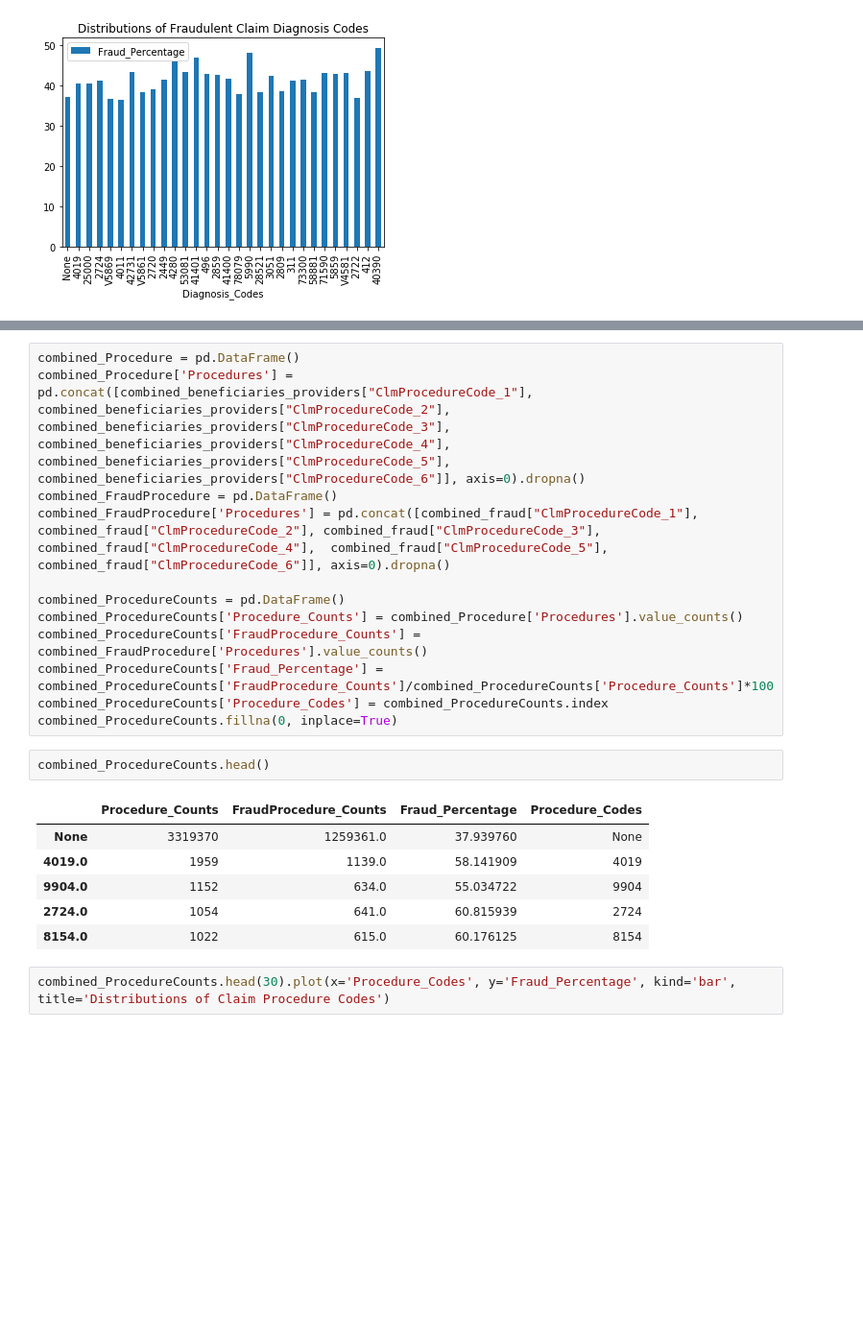
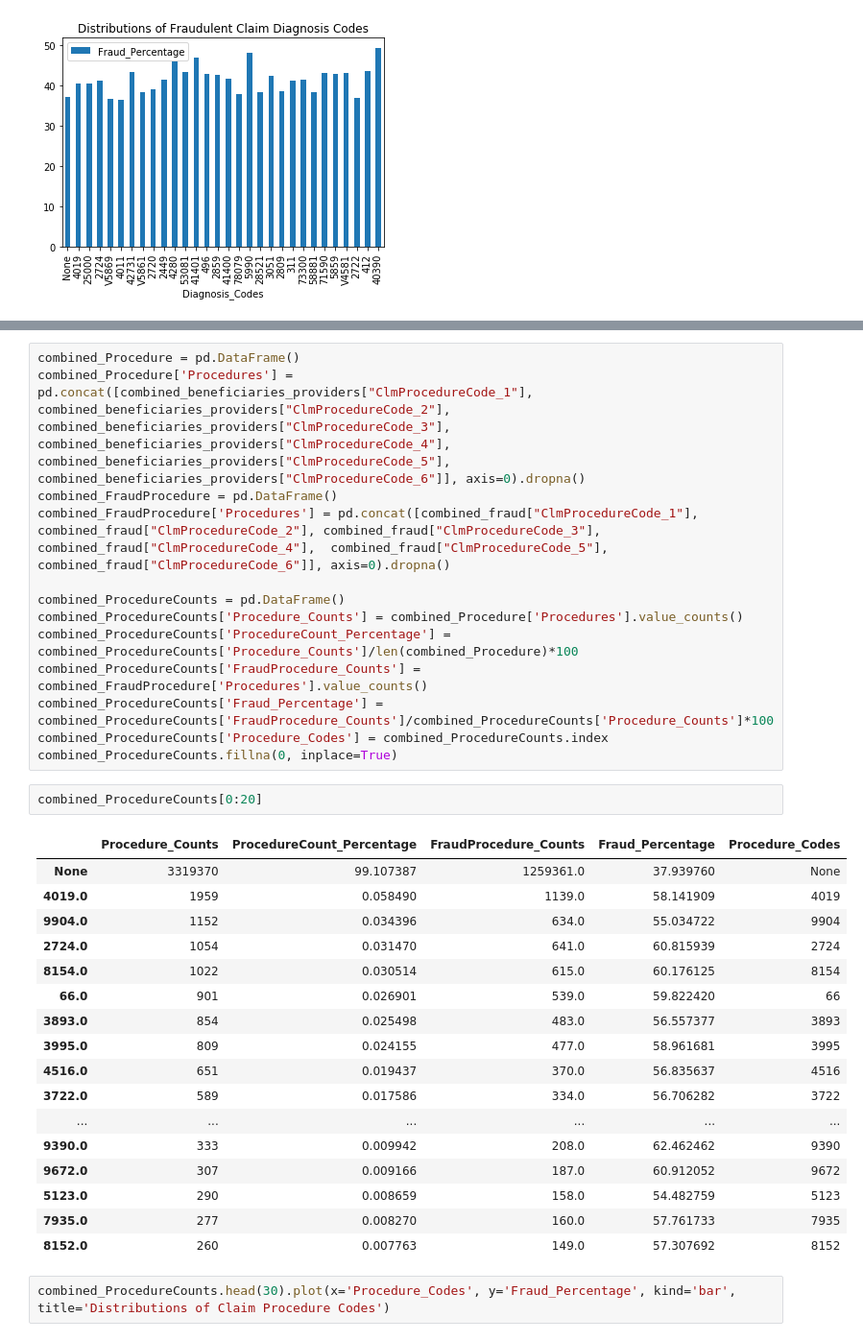
Before and after one commit to kristinteves/Healthcare_Fraud, a Jupyter notebook: Van/HealthcareFraud_DataProcessing.ipynb, the cells around one changed output, grey strips where cells are left out. Shown: that part at 96% size. Drawn from its saved outputs; the diff is of its cells as text; blank space fills up the shorter version.

```diff
--- a/Van/HealthcareFraud_DataProcessing.ipynb
+++ b/Van/HealthcareFraud_DataProcessing.ipynb
@@ -1136,19 +1142,31 @@ combined_FraudProcedure['Procedures'] = pd.concat([combined_fraud["ClmProcedureC
 
 combined_ProcedureCounts = pd.DataFrame()
 combined_ProcedureCounts['Procedure_Counts'] = combined_Procedure['Procedures'].value_counts()
+combined_ProcedureCounts['ProcedureCount_Percentage'] = combined_ProcedureCounts['Procedure_Counts']/len(combined_Procedure)*100
 combined_ProcedureCounts['FraudProcedure_Counts'] = combined_FraudProcedure['Procedures'].value_counts()
 combined_ProcedureCounts['Fraud_Percentage'] = combined_ProcedureCounts['FraudProcedure_Counts']/combined_ProcedureCounts['Procedure_Counts']*100
 combined_ProcedureCounts['Procedure_Codes'] = combined_ProcedureCounts.index
 combined_ProcedureCounts.fillna(0, inplace=True)
-# %%
-combined_ProcedureCounts.head()
-# %% [output]
-|  | Procedure_Counts | FraudProcedure_Counts | Fraud_Percentage | Procedure_Codes |
-| None | 3319370 | 1259361.0 | 37.939760 | None |
-| 4019.0 | 1959 | 1139.0 | 58.141909 | 4019 |
-| 9904.0 | 1152 | 634.0 | 55.034722 | 9904 |
-| 2724.0 | 1054 | 641.0 | 60.815939 | 2724 |
-| 8154.0 | 1022 | 615.0 | 60.176125 | 8154 |
+# %%
+combined_ProcedureCounts[0:20]
+# %% [output]
+|  | Procedure_Counts | ProcedureCount_Percentage | FraudProcedure_Counts | Fraud_Percentage | Procedure_Codes |
+| None | 3319370 | 99.107387 | 1259361.0 | 37.939760 | None |
+| 4019.0 | 1959 | 0.058490 | 1139.0 | 58.141909 | 4019 |
+| 9904.0 | 1152 | 0.034396 | 634.0 | 55.034722 | 9904 |
+| 2724.0 | 1054 | 0.031470 | 641.0 | 60.815939 | 2724 |
+| 8154.0 | 1022 | 0.030514 | 615.0 | 60.176125 | 8154 |
+| 66.0 | 901 | 0.026901 | 539.0 | 59.822420 | 66 |
+| 3893.0 | 854 | 0.025498 | 483.0 | 56.557377 | 3893 |
+| 3995.0 | 809 | 0.024155 | 477.0 | 58.961681 | 3995 |
+| 4516.0 | 651 | 0.019437 | 370.0 | 56.835637 | 4516 |
+| 3722.0 | 589 | 0.017586 | 334.0 | 56.706282 | 3722 |
+| ... | ... | ... | ... | ... | ... |
+| 9390.0 | 333 | 0.009942 | 208.0 | 62.462462 | 9390 |
+| 9672.0 | 307 | 0.009166 | 187.0 | 60.912052 | 9672 |
+| 5123.0 | 290 | 0.008659 | 158.0 | 54.482759 | 5123 |
+| 7935.0 | 277 | 0.008270 | 160.0 | 57.761733 | 7935 |
+| 8152.0 | 260 | 0.007763 | 149.0 | 57.307692 | 8152 |
 # %%
 combined_ProcedureCounts.head(30).plot(x='Procedure_Codes', y='Fraud_Percentage', kind='bar', title='Distributions of Claim Procedure Codes')
 # %% [output]
```
Also changed, not shown: parts of 37 cells of this notebook, 1 other file.
